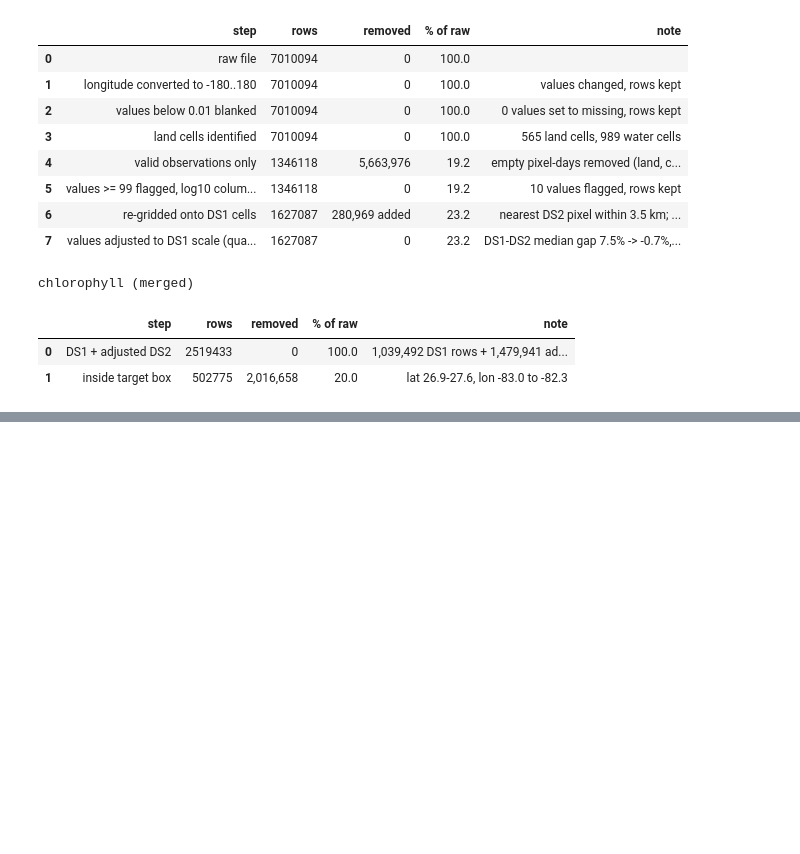
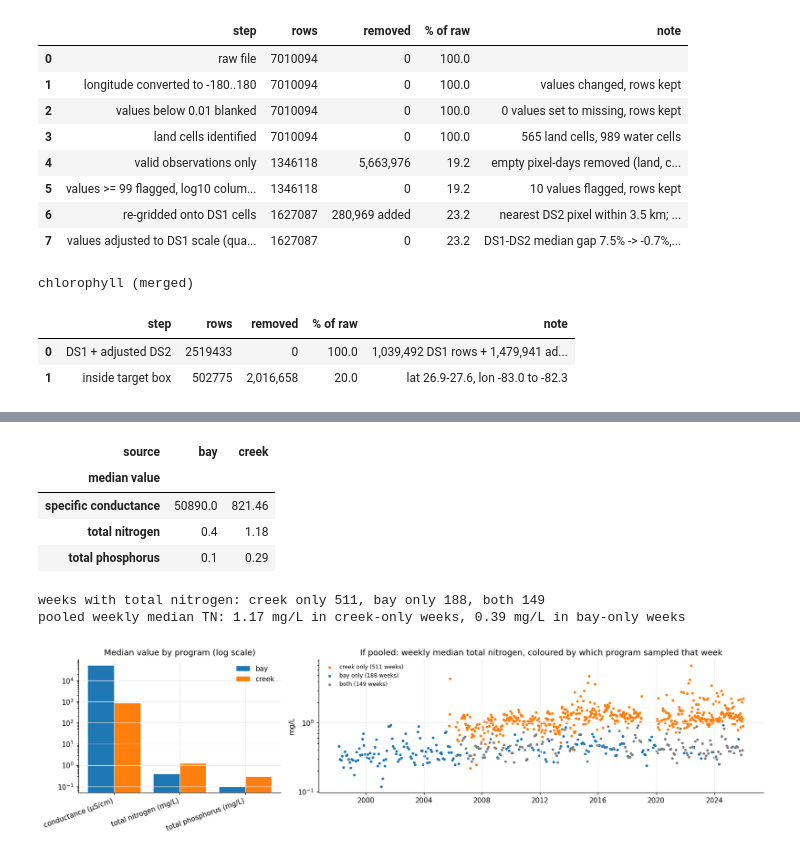
Before and after one commit to Break-Through-Tech/Biointerphase-1A-forecasting-harmful-algal-bloom-risk, a Jupyter notebook: models/notebooks/00_master_eda_and_merge.ipynb, the cells around one changed output, grey strips where cells are left out. Drawn from its saved outputs; the diff is of its cells as text; code cells hidden in the pictures; blank space fills up the shorter version.

```diff
--- a/models/notebooks/00_master_eda_and_merge.ipynb
+++ b/models/notebooks/00_master_eda_and_merge.ipynb
@@ -1055,0 +1204,4 @@ chlorophyll (merged)
+# %%
+n_dd = nut_raw.drop_duplicates()
+show_step(name, nut_raw, n_dd, "drop exact duplicate rows")
+LOG[-1]["note"] = "identical in every column (re-entries)"
@@ -1055,0 +1287,11 @@ chlorophyll (merged)
+# %%
+VALID = {"water temperature (°F)": (40, 100), "specific conductance": (100, 70000), "dissolved oxygen": (0, 25),
+         "chlorophyll-a (corrected)": (0, 1000), "total nitrogen": (0, 20), "total phosphorus": (0, 5)}
+bad = np.zeros(len(n2), bool)
+for v, (lo, hi) in VALID.items():
+    b = ((n2["var"] == v) & ~n2["Result_Value"].between(lo, hi)).to_numpy()
+    print(f"{v}: {b.sum():,} values outside {lo}-{hi}")
+    bad |= b
+n3 = n2[~bad]
+show_step(name, n2, n3, "values outside the expected range removed")
+LOG[-1]["note"] = "gross range test; " + ", ".join(f"{v} {int(((n2['var'] == v) & ~n2['Result_Value'].between(lo, hi)).sum()):,}" for v, (lo, hi) in VALID.items())
@@ -1055,0 +1309,4 @@ chlorophyll (merged)
+# %%
+n4 = n3[n3["RelativeDepth"] != "Near Bottom"]
+show_step(name, n3, n4, "drop near-bottom readings")
+LOG[-1]["note"] = "surface and mid-depth readings kept, to match the surface-only label"
@@ -1055,0 +1323,34 @@ chlorophyll (merged)
+# %%
+src = n4["DataSource"].map({"SARASOTAES_WQ": "bay", "SARASOTA_COASTALCREEK_WQ": "creek"})
+display(n4.assign(source=src).pivot_table(index="var", columns="source", values="Result_Value", aggfunc="median")
+          .loc[["specific conductance", "total nitrogen", "total phosphorus"]].round(2).rename_axis("median value"))
+tn = n4[n4["var"] == "total nitrogen"].assign(source=src, week=lambda d: d["date"].dt.to_period(WEEK_RULE))
+by_src = tn.groupby(["week", "source"])["Result_Value"].median().unstack()
+pooled = tn.groupby("week")["Result_Value"].median()
+creek_only, bay_only = by_src["creek"].notna() & by_src["bay"].isna(), by_src["bay"].notna() & by_src["creek"].isna()
+print(f"weeks with total nitrogen: creek only {creek_only.sum()}, bay only {bay_only.sum()}, both {(by_src.notna().all(axis=1)).sum()}")
+print(f"pooled weekly median TN: {pooled[creek_only[creek_only].index].median():.2f} mg/L in creek-only weeks, "
+      f"{pooled[bay_only[bay_only].index].median():.2f} mg/L in bay-only weeks")
+
+fig, axes = plt.subplots(1, 2, figsize=(15, 4), gridspec_kw={"width_ratios": [1, 2.2]})
+med = n4.assign(source=src).pivot_table(index="var", columns="source", values="Result_Value", aggfunc="median").loc[["specific conductance", "total nitrogen", "total phosphorus"]]
+x = np.arange(3)
+axes[0].bar(x - 0.2, med["bay"], 0.4, label="bay", color="tab:blue"); axes[0].bar(x + 0.2, med["creek"], 0.4, label="creek", color="tab:orange")
+axes[0].set_xticks(x, ["conductance (µS/cm)", "total nitrogen (mg/L)", "total phosphorus (mg/L)"], rotation=20, ha="right"); axes[0].set_yscale("log")
+axes[0].set_title("Median value by program (log scale)"); axes[0].legend(frameon=False)
+who = pd.Series("both", index=by_src.index); who[creek_only] = "creek only"; who[bay_only] = "bay only"
+for lab_, col in [("creek only", "tab:orange"), ("bay only", "tab:blue"), ("both", "0.5")]:
+    w = who[who == lab_].index
+    axes[1].scatter(w.to_timestamp(), pooled[w], s=8, color=col, label=f"{lab_} ({len(w)} weeks)")
+axes[1].set_yscale("log"); axes[1].set_ylabel("mg/L"); axes[1].legend(frameon=False, fontsize=8)
+axes[1].set_title("If pooled: weekly median total nitrogen, coloured by which program sampled that week")
+plt.tight_layout(); plt.show()
+# %% [output]
+| source | bay | creek |
+| median value |  |  |
+| specific conductance | 50890.0 | 821.46 |
+| total nitrogen | 0.4 | 1.18 |
+| total phosphorus | 0.1 | 0.29 |
+weeks with total nitrogen: creek only 511, bay only 188, both 149
+pooled weekly median TN: 1.17 mg/L in creek-only weeks, 0.39 mg/L in bay-only weeks
+[figure, added]
```
Also changed, not shown: parts of 31 cells of this notebook, 5 other files.
